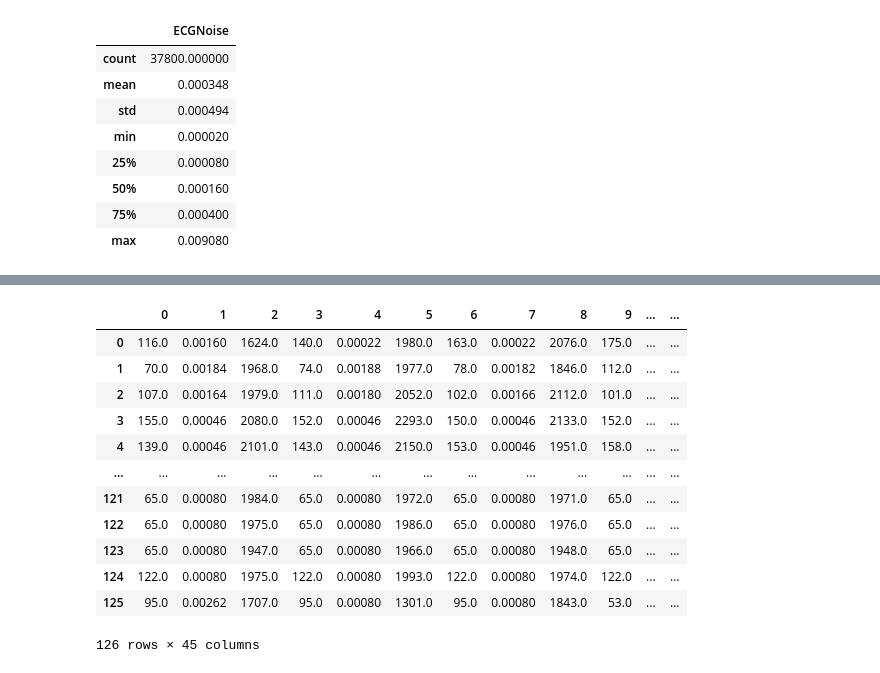
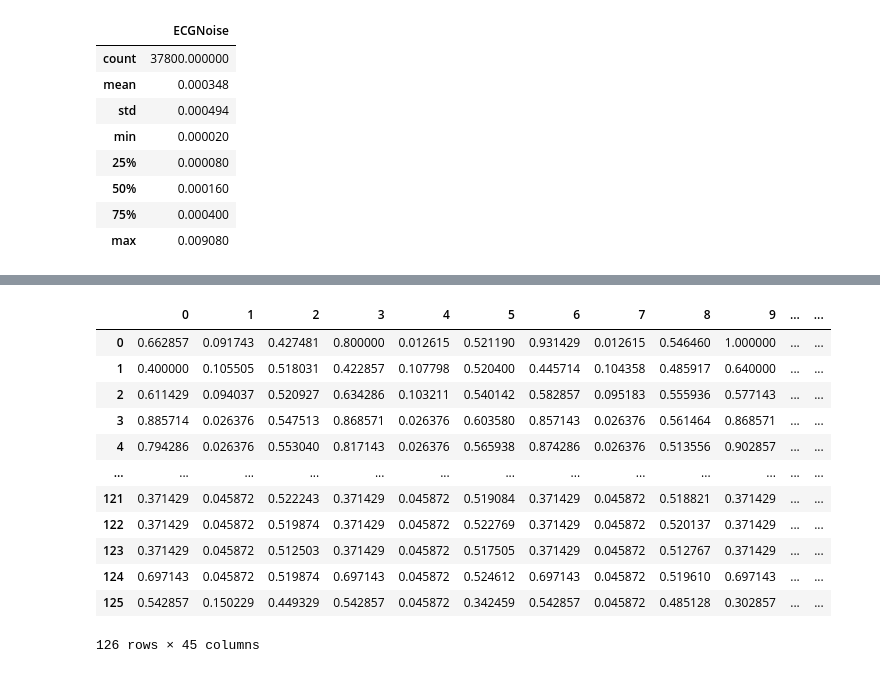
Before and after one commit to mstrand1/l-tuple-mSGD, a Jupyter notebook: CGM Prediction.ipynb, the cells around one changed output, grey strips where cells are left out. Saved outputs shown, nothing was run; the diff lists cells and outputs as text; code cells hidden in the pictures.

```diff
--- a/CGM Prediction.ipynb
+++ b/CGM Prediction.ipynb
@@ -158,16 +159,0 @@ sns.heatmap(df_A_norm_copy, annot=False)
-# %%
-display(df_A)
-# %% [output]
-|  | 0 | 1 | 2 | 3 | 4 | 5 | 6 | 7 | 8 | 9 | ... | ... |
-| 0 | 116.0 | 0.00160 | 1624.0 | 140.0 | 0.00022 | 1980.0 | 163.0 | 0.00022 | 2076.0 | 175.0 | ... | ... |
-| 1 | 70.0 | 0.00184 | 1968.0 | 74.0 | 0.00188 | 1977.0 | 78.0 | 0.00182 | 1846.0 | 112.0 | ... | ... |
-| 2 | 107.0 | 0.00164 | 1979.0 | 111.0 | 0.00180 | 2052.0 | 102.0 | 0.00166 | 2112.0 | 101.0 | ... | ... |
-| 3 | 155.0 | 0.00046 | 2080.0 | 152.0 | 0.00046 | 2293.0 | 150.0 | 0.00046 | 2133.0 | 152.0 | ... | ... |
-| 4 | 139.0 | 0.00046 | 2101.0 | 143.0 | 0.00046 | 2150.0 | 153.0 | 0.00046 | 1951.0 | 158.0 | ... | ... |
-| ... | ... | ... | ... | ... | ... | ... | ... | ... | ... | ... | ... | ... |
-| 121 | 65.0 | 0.00080 | 1984.0 | 65.0 | 0.00080 | 1972.0 | 65.0 | 0.00080 | 1971.0 | 65.0 | ... | ... |
-| 122 | 65.0 | 0.00080 | 1975.0 | 65.0 | 0.00080 | 1986.0 | 65.0 | 0.00080 | 1976.0 | 65.0 | ... | ... |
-| 123 | 65.0 | 0.00080 | 1947.0 | 65.0 | 0.00080 | 1966.0 | 65.0 | 0.00080 | 1948.0 | 65.0 | ... | ... |
-| 124 | 122.0 | 0.00080 | 1975.0 | 122.0 | 0.00080 | 1993.0 | 122.0 | 0.00080 | 1974.0 | 122.0 | ... | ... |
-| 125 | 95.0 | 0.00262 | 1707.0 | 95.0 | 0.00080 | 1301.0 | 95.0 | 0.00080 | 1843.0 | 53.0 | ... | ... |
-126 rows × 45 columns
@@ -219,0 +160,16 @@ def ltuple_msgd(A_tilde, y, maxiter, p, ell, alpha):
+# %%
+display(df_A_norm)
+# %% [output]
+|  | 0 | 1 | 2 | 3 | 4 | 5 | 6 | 7 | 8 | 9 | ... | ... |
+| 0 | 0.662857 | 0.091743 | 0.427481 | 0.800000 | 0.012615 | 0.521190 | 0.931429 | 0.012615 | 0.546460 | 1.000000 | ... | ... |
+| 1 | 0.400000 | 0.105505 | 0.518031 | 0.422857 | 0.107798 | 0.520400 | 0.445714 | 0.104358 | 0.485917 | 0.640000 | ... | ... |
+| 2 | 0.611429 | 0.094037 | 0.520927 | 0.634286 | 0.103211 | 0.540142 | 0.582857 | 0.095183 | 0.555936 | 0.577143 | ... | ... |
+| 3 | 0.885714 | 0.026376 | 0.547513 | 0.868571 | 0.026376 | 0.603580 | 0.857143 | 0.026376 | 0.561464 | 0.868571 | ... | ... |
+| 4 | 0.794286 | 0.026376 | 0.553040 | 0.817143 | 0.026376 | 0.565938 | 0.874286 | 0.026376 | 0.513556 | 0.902857 | ... | ... |
+| ... | ... | ... | ... | ... | ... | ... | ... | ... | ... | ... | ... | ... |
+| 121 | 0.371429 | 0.045872 | 0.522243 | 0.371429 | 0.045872 | 0.519084 | 0.371429 | 0.045872 | 0.518821 | 0.371429 | ... | ... |
+| 122 | 0.371429 | 0.045872 | 0.519874 | 0.371429 | 0.045872 | 0.522769 | 0.371429 | 0.045872 | 0.520137 | 0.371429 | ... | ... |
+| 123 | 0.371429 | 0.045872 | 0.512503 | 0.371429 | 0.045872 | 0.517505 | 0.371429 | 0.045872 | 0.512767 | 0.371429 | ... | ... |
+| 124 | 0.697143 | 0.045872 | 0.519874 | 0.697143 | 0.045872 | 0.524612 | 0.697143 | 0.045872 | 0.519610 | 0.697143 | ... | ... |
+| 125 | 0.542857 | 0.150229 | 0.449329 | 0.542857 | 0.045872 | 0.342459 | 0.542857 | 0.045872 | 0.485128 | 0.302857 | ... | ... |
+126 rows × 45 columns
```
Also changed, not shown: parts of 6 cells of this notebook.
